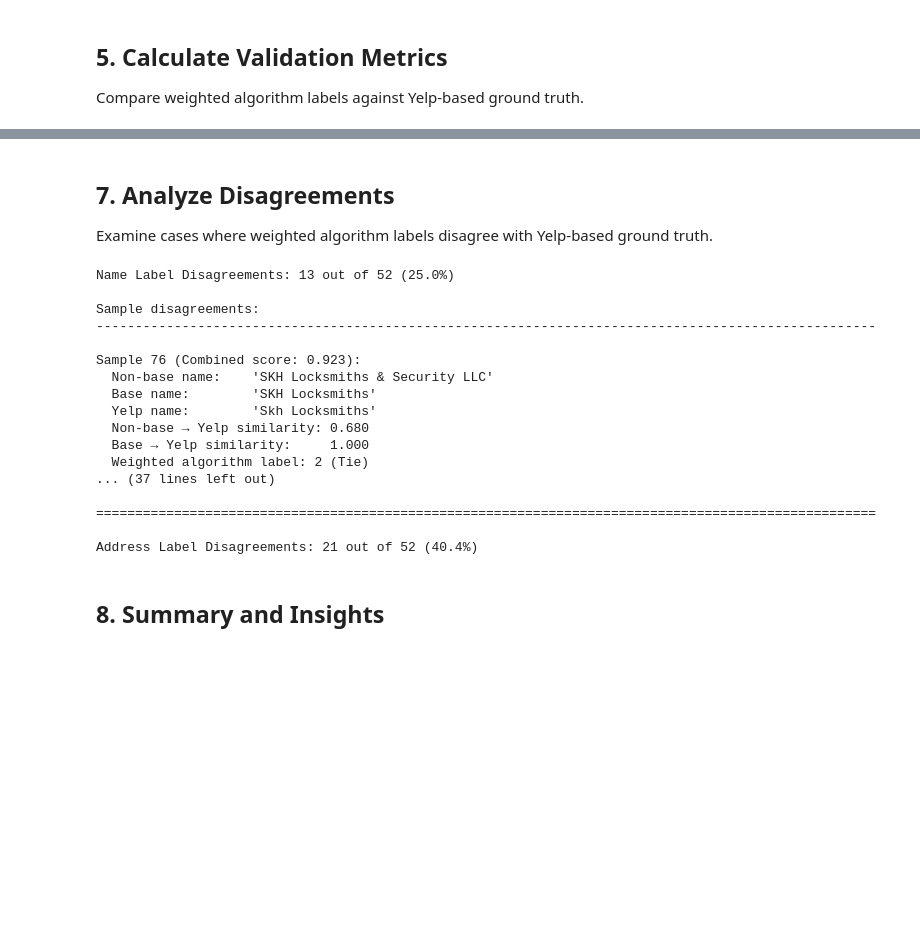
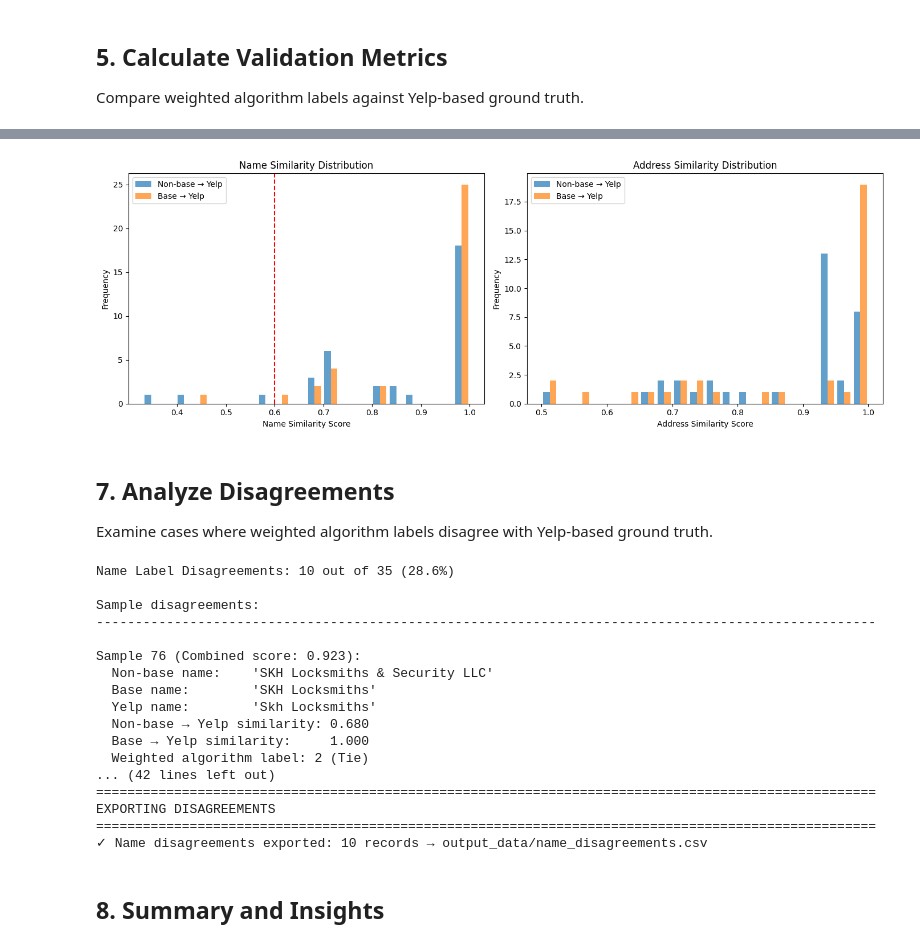
Before and after one commit to project-terraforma/Places-Attribute-Conflation, a Jupyter notebook: scripts/evaluate.ipynb, the cells around one changed output, grey strips where cells are left out. Drawn from its saved outputs; the diff is of its cells as text; code cells hidden in the pictures; blank space fills up the shorter version.

```diff
--- a/scripts/evaluate.ipynb
+++ b/scripts/evaluate.ipynb
@@ -397,4 +397,30 @@ print("\n✓ Confusion matrices saved to output_data/validation_confusion_matric
 ✓ Confusion matrices saved to output_data/validation_confusion_matrices.png
+# %%
+# Distribution of similarity scores
+fig, axes = plt.subplots(1, 2, figsize=(14, 5))
+
+# Name similarities
+axes[0].hist([validation_df['name_sim'], validation_df['base_name_sim']],
+                bins=20, label=['Non-base → Yelp', 'Base → Yelp'], alpha=0.7)
+axes[0].set_xlabel('Name Similarity Score')
+axes[0].set_ylabel('Frequency')
+axes[0].set_title('Name Similarity Distribution')
+axes[0].legend()
+axes[0].axvline(x=0.6, color='r', linestyle='--', label='Min threshold')
+
+# Address similarities
+axes[1].hist([validation_df['addr_sim'], validation_df['base_addr_sim']],
+                bins=20, label=['Non-base → Yelp', 'Base → Yelp'], alpha=0.7)
+axes[1].set_xlabel('Address Similarity Score')
+axes[1].set_ylabel('Frequency')
+axes[1].set_title('Address Similarity Distribution')
+axes[1].legend()
+
+plt.tight_layout()
+plt.savefig('../validation/v2/v2_similarity_distributions.png', dpi=150, bbox_inches='tight')
+plt.show()
+# %% [output]
+[figure, added]
 # %% [markdown]
 ## 7. Analyze Disagreements
 
@@ -437,9 +463,10 @@ name_disagreement_cols = [
     'name_primary', 'base_name_primary', 'yelp_name',
     'name_sim', 'base_name_sim',
     'label_names', 'yelp_truth_names',
+    'quality_score_names', 'quality_score_names_base', 'quality_diff_names',
     'quality_score_a', 'quality_score_b', 'quality_difference'
 ]
-name_disagreements[name_disagreement_cols].to_csv('../output_data/name_disagreements.csv', index=False)
+name_disagreements[name_disagreement_cols].to_csv('../validation/v2/v2_name_disagreements.csv', index=False)
 print(f"✓ Name disagreements exported: {len(name_disagreements)} records → output_data/name_disagreements.csv")
 
 # Export address disagreements
@@ -448,12 +475,12 @@ addr_disagreement_cols = [
     'address_string', 'base_address_string', 'yelp_address',
     'addr_sim', 'base_addr_sim',
     'label_addresses', 'yelp_truth_addresses',
+    'quality_score_addresses', 'quality_score_addresses_base', 'quality_diff_addresses',
     'quality_score_a', 'quality_score_b', 'quality_difference'
 ]
-addr_disagreements[addr_disagreement_cols].to_csv('../output_data/address_disagreements.csv', index=False)
-print(f"✓ Address disagreements exported: {len(addr_disagreements)} records → output_data/address_disagreements.csv")
+addr_disagreements[addr_disagreement_cols].to_csv('../validation/v2/v2_address_disagreements.csv', index=False)
 # %% [output]
-Name Label Disagreements: 13 out of 52 (25.0%)
+Name Label Disagreements: 10 out of 35 (28.6%)
 
 Sample disagreements:
 ----------------------------------------------------------------------------------------------------
@@ -465,11 +492,11 @@ Sample 76 (Combined score: 0.923):
   Non-base → Yelp similarity: 0.680
   Base → Yelp similarity:     1.000
   Weighted algorithm label: 2 (Tie)
-... (37 lines left out)
-
+... (42 lines left out)
 ====================================================================================================
-
-Address Label Disagreements: 21 out of 52 (40.4%)
+EXPORTING DISAGREEMENTS
+====================================================================================================
+✓ Name disagreements exported: 10 records → output_data/name_disagreements.csv
 # %% [markdown]
 ## 8. Summary and Insights
 # %%
```
Also changed, not shown: parts of 7 cells of this notebook, 12 other files.
